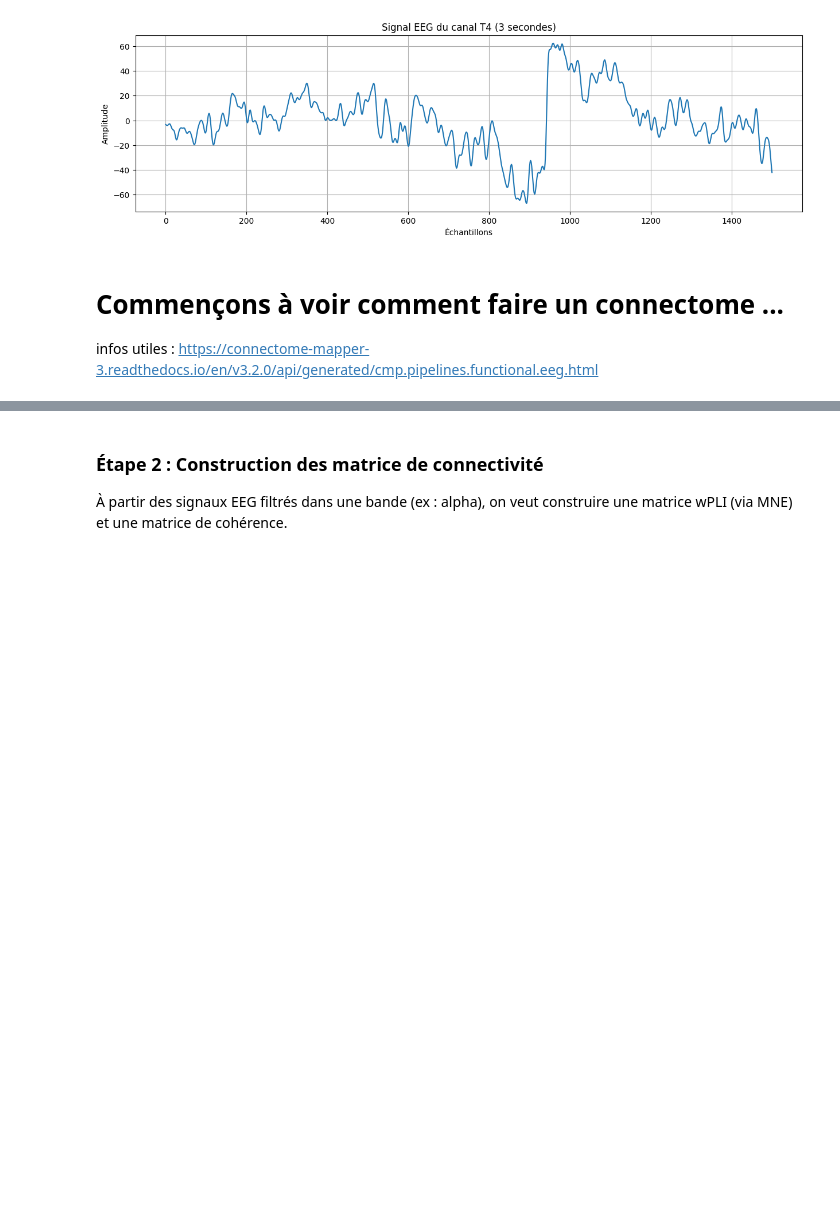
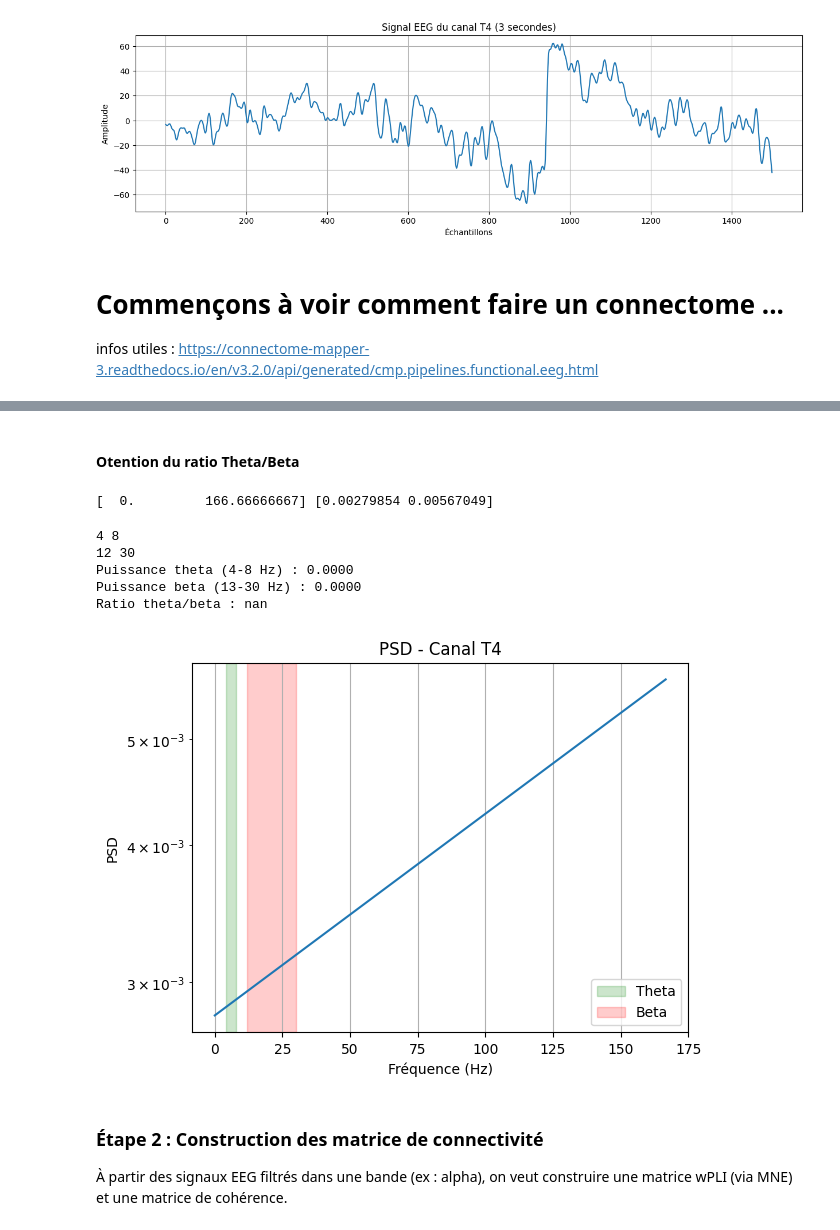
Before and after one commit to robinguiavarch/XAIGUIFORMER_MLReproducibility, a Jupyter notebook: src/dataset_viz.ipynb, the cells around one changed output, grey strips where cells are left out. Saved outputs shown, nothing was run; the diff lists cells and outputs as text; code cells hidden in the pictures; blank space fills up the shorter version.

```diff
--- a/src/dataset_viz.ipynb
+++ b/src/dataset_viz.ipynb
@@ -189,0 +208,8 @@ plt.show()
+# %% [markdown]
+#### Otention du ratio Theta/Beta
+# %%
+# --- Calcul de la densité spectrale de puissance (PSD) ---
+frequencies, psd = welch(signal, fs=sampling_rate, nperseg=n_seconds)
+print(frequencies, psd)
+# %% [output]
+[  0.         166.66666667] [0.00279854 0.00567049]
@@ -190,3 +221,37 @@ plt.show()
+# %%
+fmin_theta, fmax_theta = bands["Theta"]
+fmin_beta, fmax_beta = (12,30) # Fréquence beta entière
+
+print(fmin_theta, fmax_theta)
+print(fmin_beta, fmax_beta)
+
+power_theta = bandpower(frequencies, psd, fmin_theta, fmax_theta)
+power_beta = bandpower(frequencies, psd, fmin_beta, fmax_beta)
+
+theta_beta_ratio = power_theta / power_beta
+
+# --- Affichage des résultats ---
+print(f"Puissance theta (4-8 Hz) : {power_theta:.4f}")
+print(f"Puissance beta (13-30 Hz) : {power_beta:.4f}")
+print(f"Ratio theta/beta : {theta_beta_ratio:.4f}")
+# %% [output]
+4 8
+12 30
+Puissance theta (4-8 Hz) : 0.0000
+Puissance beta (13-30 Hz) : 0.0000
+Ratio theta/beta : nan
+# %%
+plt.semilogy(frequencies, psd)
+plt.axvspan(fmin_theta, fmax_theta, color='green', alpha=0.2, label='Theta')
+plt.axvspan(fmin_beta, fmax_beta, color='red', alpha=0.2, label='Beta')
+plt.title(f'PSD - Canal {channel}')
+plt.xlabel('Fréquence (Hz)')
+plt.ylabel('PSD')
+plt.legend()
+plt.grid(True)
+plt.show()
+# %% [output]
+[figure, added]
 # %% [markdown]
 ### Étape 2 : Construction des matrice de connectivité
 
```
Also changed, not shown: parts of 8 cells of this notebook, 2 other files.
